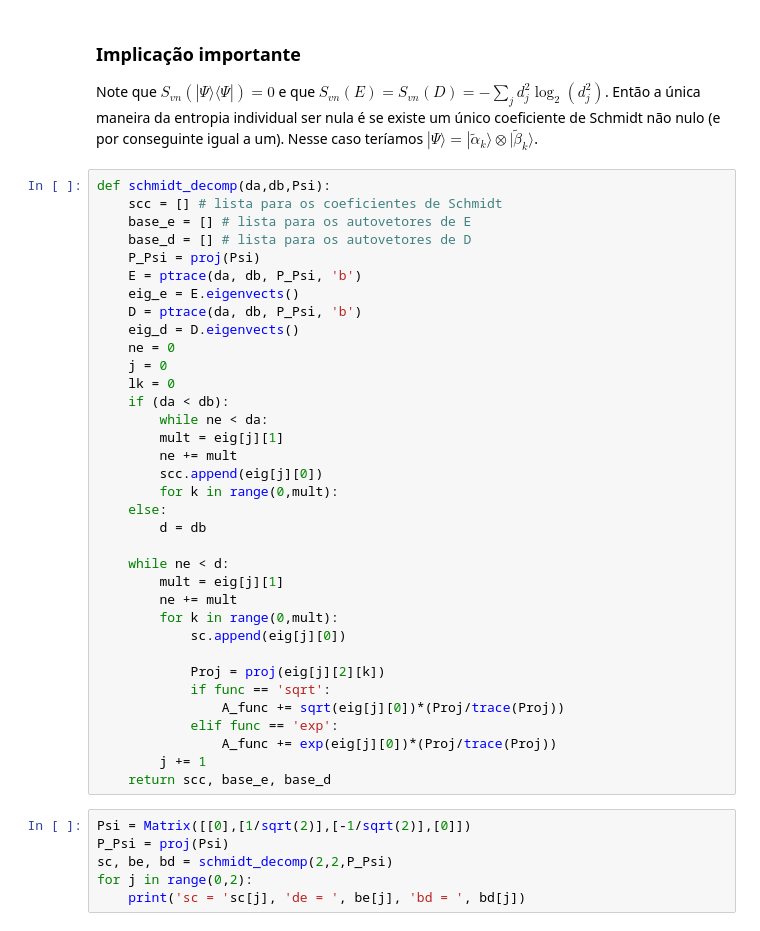
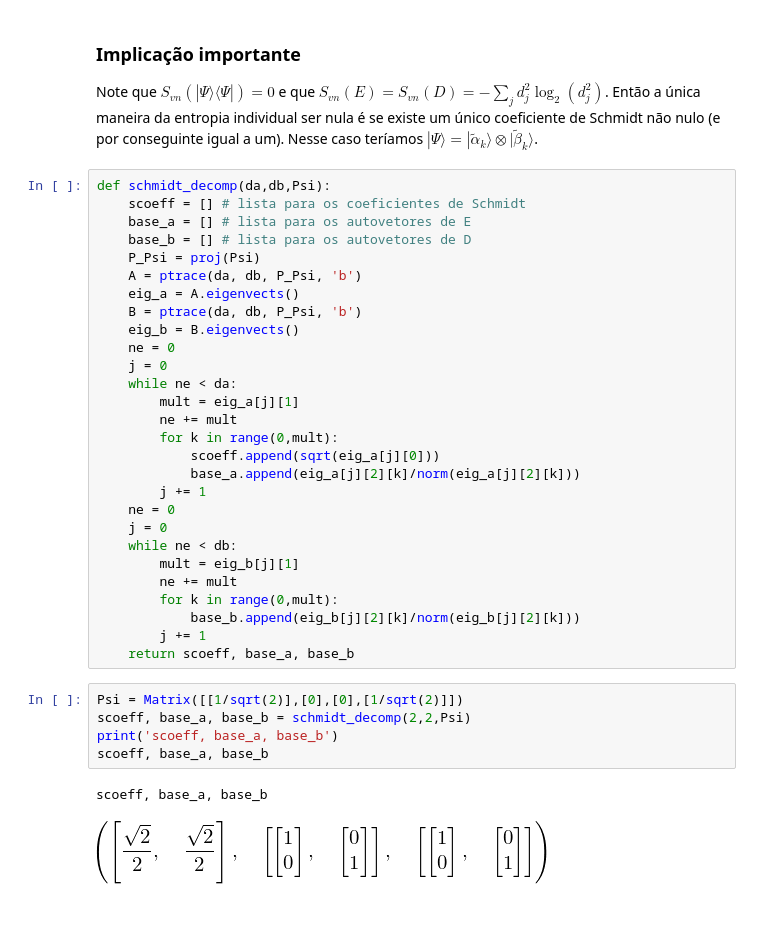
Before and after one commit to jonasmaziero/algebra_linear, a Jupyter notebook: 05_composite.ipynb, the cells around one changed output. Saved outputs shown, nothing was run; the diff lists cells and outputs as text.

```diff
--- a/05_composite.ipynb
+++ b/05_composite.ipynb
@@ -337,42 +338,37 @@ _OBS:_ Se as dimensões dos espaços forem diferentes, a soma vai até a menor d
 Note que $S_{vn}(|\Psi\rangle\langle\Psi|)=0$ e que $S_{vn}(E)=S_{vn}(D)=-\sum_{j}d_{j}^{2}\log_{2}(d_{j}^{2})$. Então a única maneira da entropia individual ser nula é se existe um único coeficiente de Schmidt não nulo (e por conseguinte igual a um). Nesse caso teríamos $|\Psi\rangle=|\tilde{\alpha}_{k}\rangle\otimes|\tilde{\beta}_{k}\rangle$.
 # %%
 def schmidt_decomp(da,db,Psi):
-    scc = [] # lista para os coeficientes de Schmidt
-    base_e = [] # lista para os autovetores de E
-    base_d = [] # lista para os autovetores de D
+    scoeff = [] # lista para os coeficientes de Schmidt
+    base_a = [] # lista para os autovetores de E
+    base_b = [] # lista para os autovetores de D
     P_Psi = proj(Psi)
-    E = ptrace(da, db, P_Psi, 'b')
-    eig_e = E.eigenvects()
-    D = ptrace(da, db, P_Psi, 'b')
-    eig_d = D.eigenvects()
+    A = ptrace(da, db, P_Psi, 'b')
+    eig_a = A.eigenvects()
+    B = ptrace(da, db, P_Psi, 'b')
+    eig_b = B.eigenvects()
     ne = 0
     j = 0
-    lk = 0
-    if (da < db):
-        while ne < da:
-        mult = eig[j][1]
-        ne += mult
-        scc.append(eig[j][0])
-        for k in range(0,mult):
-    else:
-        d = db
-
-    while ne < d:
-        mult = eig[j][1]
+    while ne < da:
+        mult = eig_a[j][1]
         ne += mult
         for k in range(0,mult):
-            sc.append(eig[j][0])
-
-            Proj = proj(eig[j][2][k])
-            if func == 'sqrt':
-                A_func += sqrt(eig[j][0])*(Proj/trace(Proj))
-            elif func == 'exp':
-                A_func += exp(eig[j][0])*(Proj/trace(Proj))
+            scoeff.append(sqrt(eig_a[j][0]))
+            base_a.append(eig_a[j][2][k]/norm(eig_a[j][2][k]))
         j += 1
-    return scc, base_e, base_d
+    ne = 0
+    j = 0
+    while ne < db:
+        mult = eig_b[j][1]
+        ne += mult
+        for k in range(0,mult):
+            base_b.append(eig_b[j][2][k]/norm(eig_b[j][2][k]))
+        j += 1
+    return scoeff, base_a, base_b
-# %%
-Psi = Matrix([[0],[1/sqrt(2)],[-1/sqrt(2)],[0]])
-P_Psi = proj(Psi)
-sc, be, bd = schmidt_decomp(2,2,P_Psi)
-for j in range(0,2):
-    print('sc = 'sc[j], 'de = ', be[j], 'bd = ', bd[j])
+# %%
+Psi = Matrix([[1/sqrt(2)],[0],[0],[1/sqrt(2)]])
+scoeff, base_a, base_b = schmidt_decomp(2,2,Psi)
+print('scoeff, base_a, base_b')
+scoeff, base_a, base_b
+# %% [output]
+scoeff, base_a, base_b
+[figure, added]
```
Also changed, not shown: parts of 5 cells of this notebook, 4 other files.
